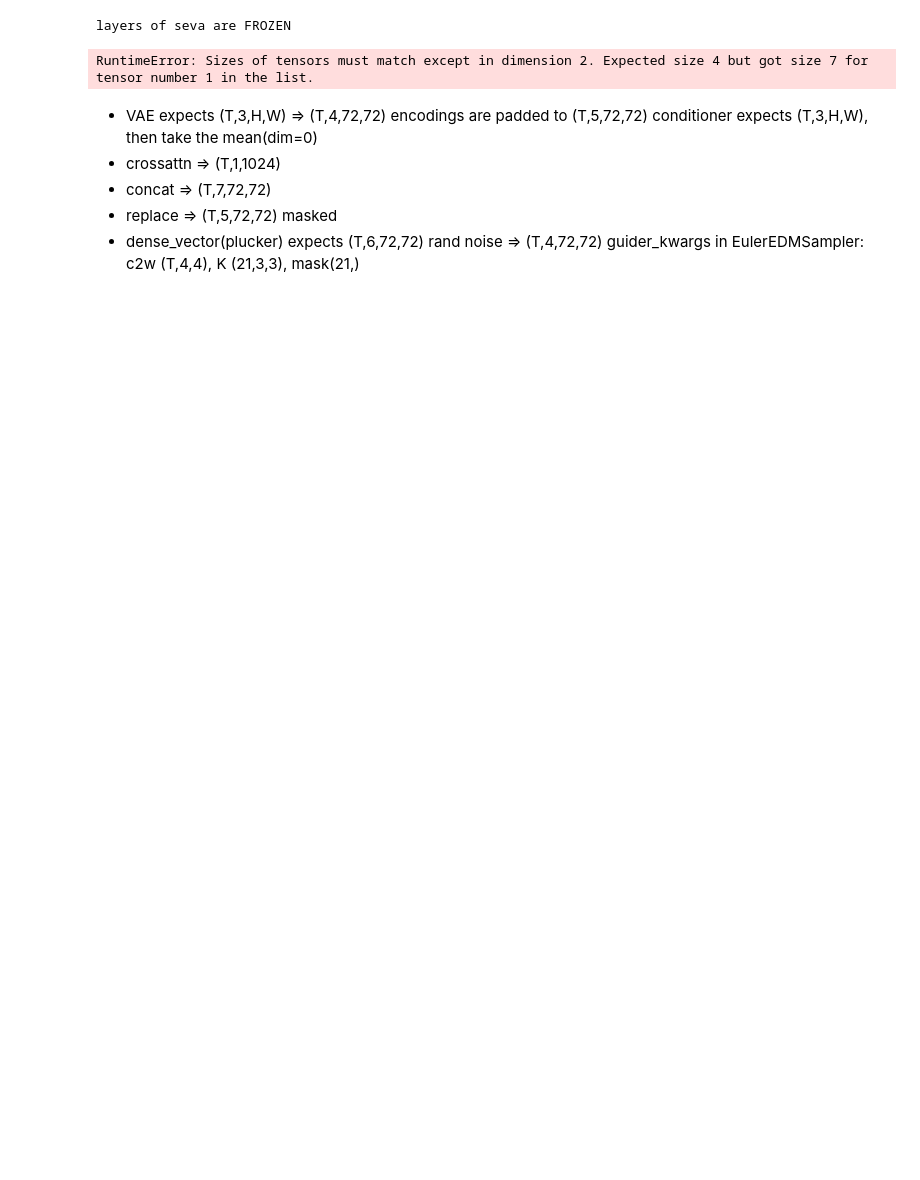
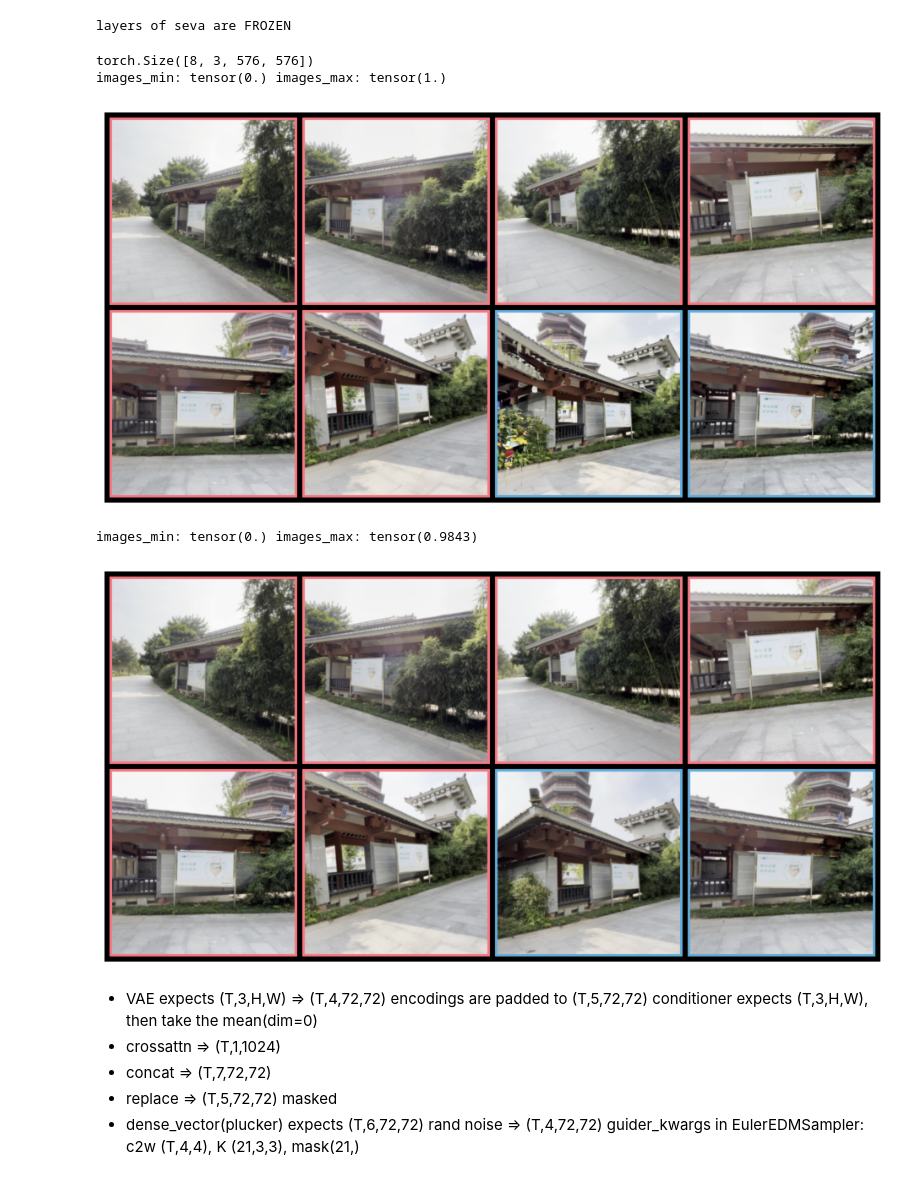
Before and after one commit to nviolante25/stable-virtual-camera, a Jupyter notebook: test_samples.ipynb, the cells around one changed output. Saved outputs shown, nothing was run; the diff lists cells and outputs as text; code cells hidden in the pictures; blank space fills up the shorter version.

Commit message:
[ADD] part 1 of seva to SGM training port

```diff
--- a/test_samples.ipynb
+++ b/test_samples.ipynb
@@ -27,7 +27,7 @@ dataset = DL3DVDataset(
 #     levels=["1K"]
 # )
 
-loader = DataLoader(dataset, batch_size=1, shuffle=True, num_workers=0)
+loader = DataLoader(dataset, batch_size=1, shuffle=False, num_workers=0)
 # %% [output]
 no module 'xformers'. Processing without...
 no module 'xformers'. Processing without...
@@ -166,7 +164,7 @@ from sgm.models.autoencoder import IdentityFirstStage
 from seva.model import SGMWrapper
 from sgm.util import instantiate_from_config
 from seva.utils import load_model
-from sgm.modules.diffusionmodules.wrappers import SevaWrapper
+from sgm.modules.diffusionmodules.wrappers import SevaWrapper, SevaWrapperV2
 import seva.sampling as ss
 from seva.modules.autoencoder import AutoEncoder
 from seva.modules.lora_wrapper import SevaLoRAWrapper
@@ -213,7 +211,7 @@ with torch.autocast("cuda"):
         device="cuda",
     )
 
-    model = SevaWrapper(
+    model = SevaWrapperV2(
         instantiate_from_config(
             {
                 "target": "seva.modules.lora_wrapper.SevaLoRAWrapper",
@@ -242,22 +240,18 @@ batch = next(iter(loader))
 
 T = 8
 batch = {k: v.to("cuda") for k, v in batch.items()}
-input_masks = batch["mask"].to("cuda")
-pluckers = batch["plucker"].to("cuda")
+input_masks = batch["mask"].reshape(8).to("cuda")
+pluckers = batch["plucker"].reshape(8, 6, 72, 72).to("cuda")
 clean_latent = batch["clean_latent"].to("cuda")
 frames = batch["frames"].to("cuda")
-# input_masks = batch["mask"].reshape(8).to("cuda")
-# pluckers = batch["plucker"].reshape(8, 6, 72, 72).to("cuda")
-# clean_latent = batch["clean_latent"].to("cuda")
-# frames = batch["frames"].to("cuda")
 
 with torch.inference_mode():
     latents = (clean_latent * scale_factor)
-    # latents = latents.reshape(8, 4, 72, 72)
+    latents = latents.reshape(8, 4, 72, 72)
     latents = torch.nn.functional.pad(
         latents, (0, 0, 0, 0, 0, 1), value=1.0
     )
-    # frames = frames.reshape(8, 3, 576,576)
+    frames = frames.reshape(8, 3, 576,576)
     c_crossattn = repeat(conditioner(frames).mean(0), "d -> n 1 d", n=T) # T is # frames in context
     uc_crossattn = torch.zeros_like(c_crossattn)
     c_replace = latents.new_zeros(T, *latents.shape[1:])
@@ -304,34 +298,38 @@ with torch.inference_mode():
     }
     uc = {
         "crossattn": uc_crossattn,
         "replace": uc_replace,
         "concat": uc_concat,
         "dense_vector": uc_dense_vector,
     }
 
     randn = torch.randn(8, 4, 72, 72).to("cuda")
     samples_z = sampler(
         lambda input, sigma, c: denoiser(
             model,
             input,
             sigma,
             c,
             **additional_model_inputs,
         ),
         randn,
         scale=2.0, #cfg
         cond=c,
         uc=uc,
         **{"c2w": batch["c2ws"].reshape(8,4,4).to("cuda"),
         "K": batch["Ks"].reshape(8,3,3).to("cuda"),
         "input_frame_mask": input_masks.to("cuda")},
     )
     samples = ae.decode(samples_z, chunk_size=1)
 print(samples.shape)
 show_tensor_batch(samples.to("cpu"), masks=input_masks.to("cpu"))
 show_tensor_batch(frames.to("cpu"), masks=input_masks.to("cpu"))
 # %% [output]
-RuntimeError: Sizes of tensors must match except in dimension 2. Expected size 4 but got size 7 for tensor number 1 in the list.
+torch.Size([8, 3, 576, 576])
+images_min: tensor(0.) images_max: tensor(1.)
+[figure, added]
+images_min: tensor(0.) images_max: tensor(0.9843)
+[figure, added]
 # %%
 # def run_one_scene(model, conditioner, sigma_sampler, denoiser, batch):
 #     with torch.no_grad():
```
Also changed, not shown: parts of 1 cell of this notebook, 9 other files.
